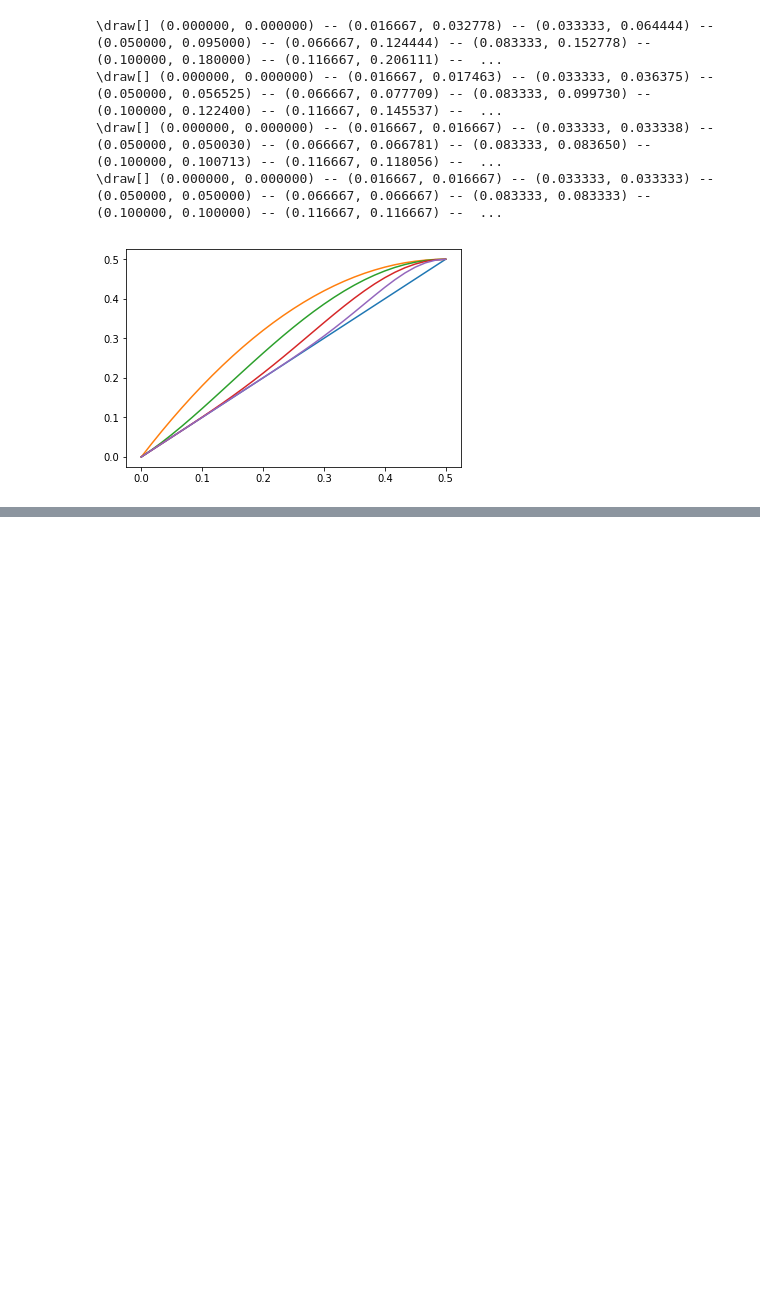
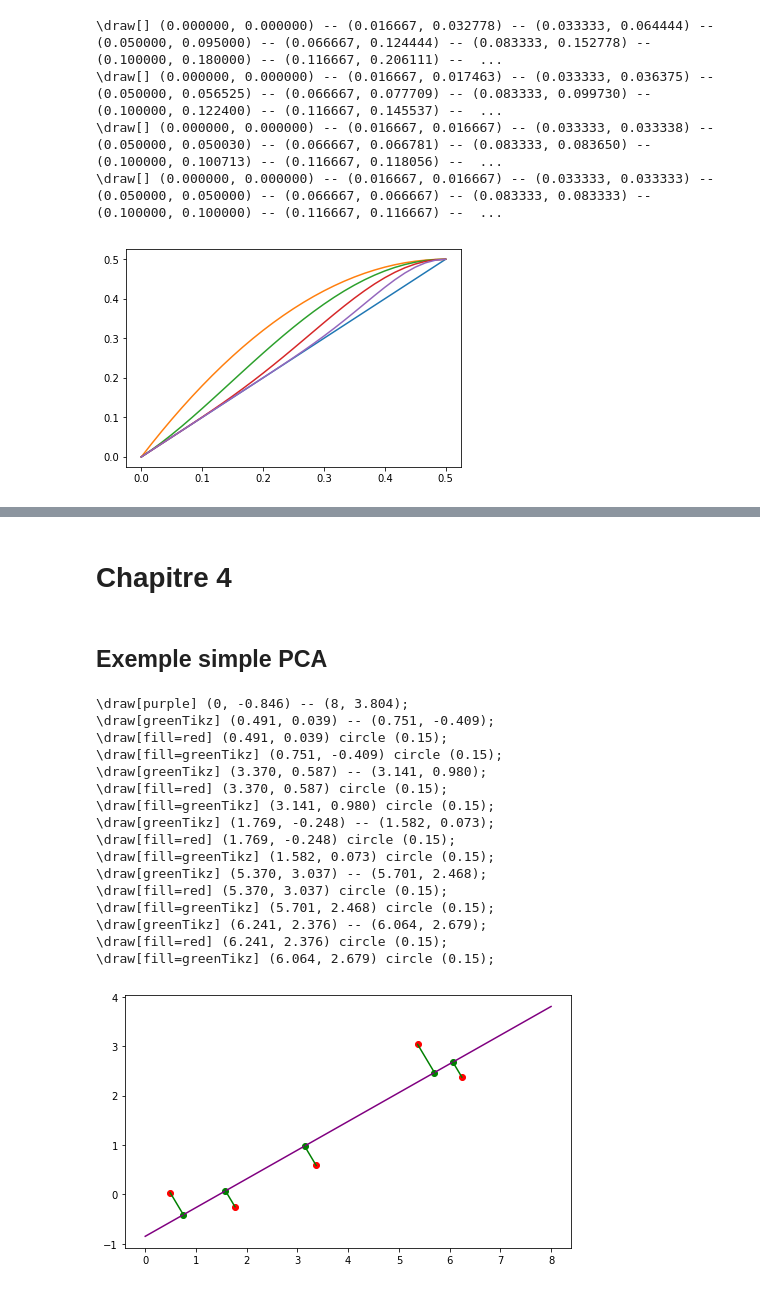
Before and after one commit to Nanored4498/M1IF-ML-cours, a Jupyter notebook: figures.ipynb, the cells around one changed output, grey strips where cells are left out. Saved outputs shown, nothing was run; the diff lists cells and outputs as text; code cells hidden in the pictures; blank space fills up the shorter version.

```diff
--- a/figures.ipynb
+++ b/figures.ipynb
@@ -362,0 +360,53 @@ pl.show()
+# %% [markdown]
+# Chapitre 4
+# %% [markdown]
+## Exemple simple PCA
+# %%
+import pylab as pl
+import numpy as np
+from sklearn.decomposition import PCA
+%matplotlib inline
+
+v = np.array([2, 1])
+v = v / np.linalg.norm(v)
+ort = np.array([-v[1], v[0]])
+ps = np.array([np.random.rand()*8*v + (np.random.rand()-0.5)*4*ort for _ in range(5)])
+
+mean = sum(ps) / len(ps)
+pca = PCA(n_components=1).fit(ps)
+v2 = pca.components_[0]
+ort2 = np.array([-v2[1], v2[0]])
+
+ymin, ymax = mean[1] + (np.array([0, 8]) - mean[0])/v2[0]*v2[1]
+print("\draw[purple] (0, %.3f) -- (8, %.3f);" % (ymin, ymax))
+pl.figure(figsize=(8, ymax-ymin))
+x, y = ps.transpose()
+pl.scatter(x, y, c='red')
+pl.plot([0, 8], [ymin, ymax], c="purple")
+for p in ps:
+    pp = p - (p.dot(ort2) - mean.dot(ort2)) * ort2
+    x, y = np.array([p, pp]).transpose()
+    pl.scatter([pp[0]], [pp[1]], color='green')
+    pl.plot(x, y, color="green")
+    print("\draw[greenTikz] (%.3f, %.3f) -- (%.3f, %.3f);" % (p[0], p[1], pp[0], pp[1]))
+    print("\draw[fill=red] (%.3f, %.3f) circle (0.15);" % (p[0], p[1]))
+    print("\draw[fill=greenTikz] (%.3f, %.3f) circle (0.15);" % (pp[0], pp[1]))
+pl.show()
+# %% [output]
+\draw[purple] (0, -0.846) -- (8, 3.804);
+\draw[greenTikz] (0.491, 0.039) -- (0.751, -0.409);
+\draw[fill=red] (0.491, 0.039) circle (0.15);
+\draw[fill=greenTikz] (0.751, -0.409) circle (0.15);
+\draw[greenTikz] (3.370, 0.587) -- (3.141, 0.980);
+\draw[fill=red] (3.370, 0.587) circle (0.15);
+\draw[fill=greenTikz] (3.141, 0.980) circle (0.15);
+\draw[greenTikz] (1.769, -0.248) -- (1.582, 0.073);
+\draw[fill=red] (1.769, -0.248) circle (0.15);
+\draw[fill=greenTikz] (1.582, 0.073) circle (0.15);
+\draw[greenTikz] (5.370, 3.037) -- (5.701, 2.468);
+\draw[fill=red] (5.370, 3.037) circle (0.15);
+\draw[fill=greenTikz] (5.701, 2.468) circle (0.15);
+\draw[greenTikz] (6.241, 2.376) -- (6.064, 2.679);
+\draw[fill=red] (6.241, 2.376) circle (0.15);
+\draw[fill=greenTikz] (6.064, 2.679) circle (0.15);
+[figure, added]
```
Also changed, not shown: parts of 5 cells of this notebook, 5 other files.
